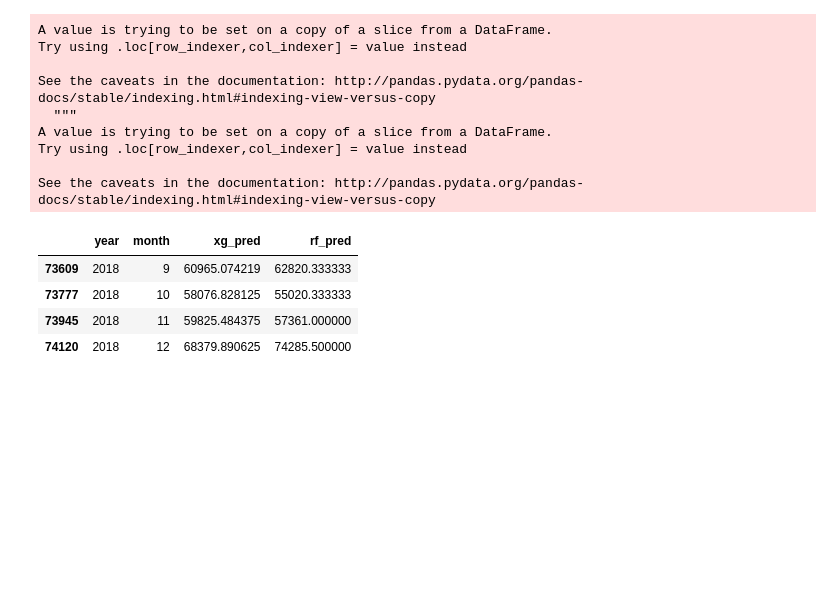
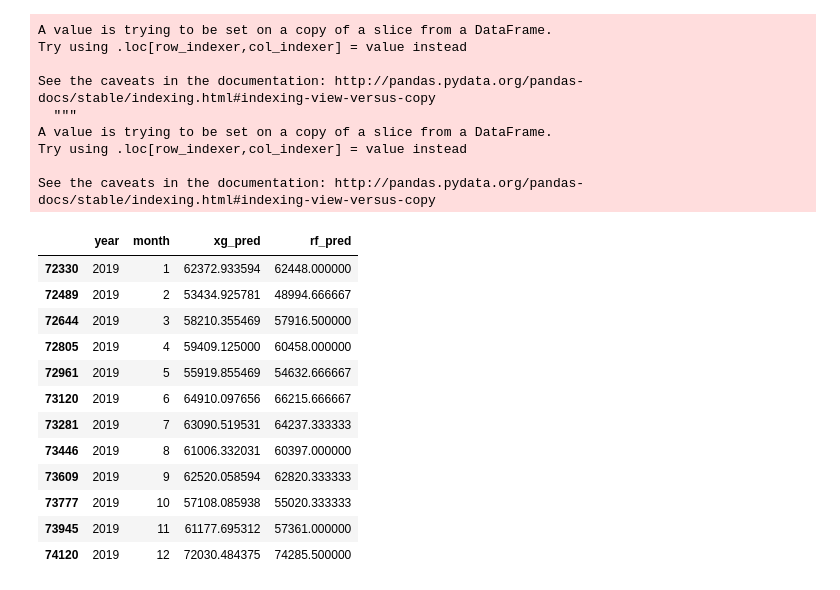
Before and after one commit to samroon2/aus_flight_demand, a Jupyter notebook: aus_flights.ipynb, the cells around one changed output. Saved outputs shown, nothing was run; the diff lists cells and outputs as text; code cells hidden in the pictures; blank space fills up the shorter version.

```diff
--- a/aus_flights.ipynb
+++ b/aus_flights.ipynb
@@ -579,11 +579,11 @@ eli5.explain_weights_xgboost(xg)
 | … 139 more … |  |
 # %%
-sept_dec = X_train.loc[(X_train['month'] > 8) & (X_train['year'] == 2016)]
-sept_dec['year'] = 2018
-xg_preds = xg.predict(sept_dec)
-rf_preds = rfr.predict(sept_dec)
-sept_dec['xg_pred'] = xg_preds
-sept_dec['rf_pred'] = rf_preds
+jan_dec = X_train.loc[(X_train['month'] >=1) & (X_train['year'] == 2016)]
+jan_dec['year'] = 2019
+xg_preds = xg.predict(jan_dec)
+rf_preds = rfr.predict(jan_dec)
+jan_dec['xg_pred'] = xg_preds
+jan_dec['rf_pred'] = rf_preds
 # %% [output]
 A value is trying to be set on a copy of a slice from a DataFrame.
 Try using .loc[row_indexer,col_indexer] = value instead
@@ -602,15 +602,23 @@ See the caveats in the documentation: http://pandas.pydata.org/pandas-docs/stabl
 # %%
 def get_route(origin, destination, df):
     return df[['year', 'month', 'xg_pred', 'rf_pred']].loc[(df[f'australianport_{origin}'] == 1) & (df[f'foreignport_{destination}'] == 1)]
 
-syd_sing = get_route('Sydney', 'Singapore', sept_dec)
+syd_sing = get_route('Sydney', 'Singapore', jan_dec)
 syd_sing
 # %% [output]
 |  | year | month | xg_pred | rf_pred |
-| 73609 | 2018 | 9 | 60965.074219 | 62820.333333 |
-| 73777 | 2018 | 10 | 58076.828125 | 55020.333333 |
-| 73945 | 2018 | 11 | 59825.484375 | 57361.000000 |
-| 74120 | 2018 | 12 | 68379.890625 | 74285.500000 |
+| 72330 | 2019 | 1 | 62372.933594 | 62448.000000 |
+| 72489 | 2019 | 2 | 53434.925781 | 48994.666667 |
+| 72644 | 2019 | 3 | 58210.355469 | 57916.500000 |
+| 72805 | 2019 | 4 | 59409.125000 | 60458.000000 |
+| 72961 | 2019 | 5 | 55919.855469 | 54632.666667 |
+| 73120 | 2019 | 6 | 64910.097656 | 66215.666667 |
+| 73281 | 2019 | 7 | 63090.519531 | 64237.333333 |
+| 73446 | 2019 | 8 | 61006.332031 | 60397.000000 |
+| 73609 | 2019 | 9 | 62520.058594 | 62820.333333 |
+| 73777 | 2019 | 10 | 57108.085938 | 55020.333333 |
+| 73945 | 2019 | 11 | 61177.695312 | 57361.000000 |
+| 74120 | 2019 | 12 | 72030.484375 | 74285.500000 |
 # %%
 data = by_month[['year_month','Sydney_Singapore']]
 data.head()
```
Also changed, not shown: parts of 14 cells of this notebook, 1 other file.
